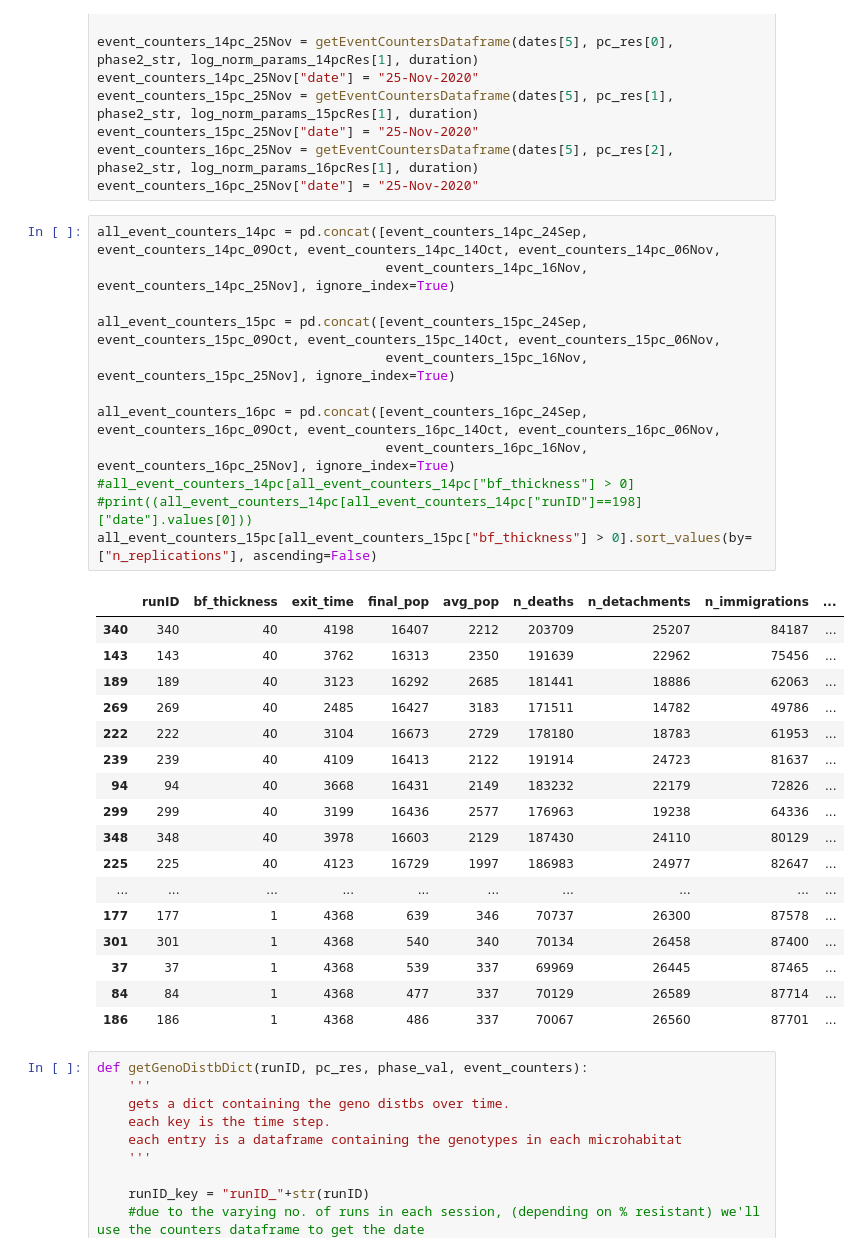
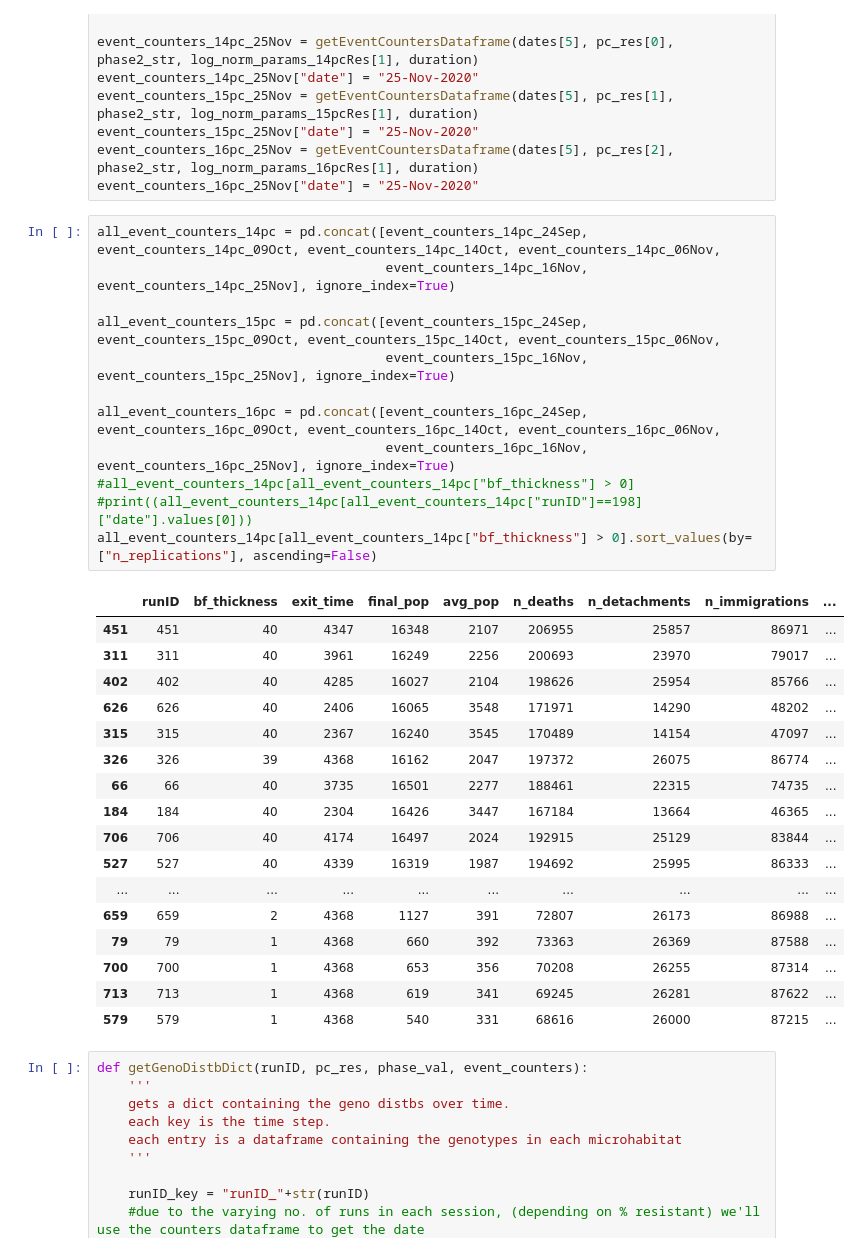
Before and after one commit to patricksinclair/multispecies_postprocessing, a Jupyter notebook: geno_distbs/varying_susceps/geno_distb_plotter.ipynb, the cells around one changed output. Saved outputs shown, nothing was run; the diff lists cells and outputs as text.

```diff
--- a/geno_distbs/varying_susceps/geno_distb_plotter.ipynb
+++ b/geno_distbs/varying_susceps/geno_distb_plotter.ipynb
@@ -110,33 +110,33 @@ event_counters_16pc_25Nov["date"] = "25-Nov-2020"
 # %%
 all_event_counters_14pc = pd.concat([event_counters_14pc_24Sep, event_counters_14pc_09Oct, event_counters_14pc_14Oct, event_counters_14pc_06Nov,
                                      event_counters_14pc_16Nov, event_counters_14pc_25Nov], ignore_index=True)
 
 all_event_counters_15pc = pd.concat([event_counters_15pc_24Sep, event_counters_15pc_09Oct, event_counters_15pc_14Oct, event_counters_15pc_06Nov,
                                      event_counters_15pc_16Nov, event_counters_15pc_25Nov], ignore_index=True)
 
 all_event_counters_16pc = pd.concat([event_counters_16pc_24Sep, event_counters_16pc_09Oct, event_counters_16pc_14Oct, event_counters_16pc_06Nov,
                                      event_counters_16pc_16Nov, event_counters_16pc_25Nov], ignore_index=True)
 #all_event_counters_14pc[all_event_counters_14pc["bf_thickness"] > 0]
 #print((all_event_counters_14pc[all_event_counters_14pc["runID"]==198]["date"].values[0]))
-all_event_counters_15pc[all_event_counters_15pc["bf_thickness"] > 0].sort_values(by=["n_replications"], ascending=False)
+all_event_counters_14pc[all_event_counters_14pc["bf_thickness"] > 0].sort_values(by=["n_replications"], ascending=False)
 # %% [output]
 |  | runID | bf_thickness | exit_time | final_pop | avg_pop | n_deaths | n_detachments | n_immigrations | ... |
-| 340 | 340 | 40 | 4198 | 16407 | 2212 | 203709 | 25207 | 84187 | ... |
-| 143 | 143 | 40 | 3762 | 16313 | 2350 | 191639 | 22962 | 75456 | ... |
-| 189 | 189 | 40 | 3123 | 16292 | 2685 | 181441 | 18886 | 62063 | ... |
-| 269 | 269 | 40 | 2485 | 16427 | 3183 | 171511 | 14782 | 49786 | ... |
-| 222 | 222 | 40 | 3104 | 16673 | 2729 | 178180 | 18783 | 61953 | ... |
-| 239 | 239 | 40 | 4109 | 16413 | 2122 | 191914 | 24723 | 81637 | ... |
-| 94 | 94 | 40 | 3668 | 16431 | 2149 | 183232 | 22179 | 72826 | ... |
-| 299 | 299 | 40 | 3199 | 16436 | 2577 | 176963 | 19238 | 64336 | ... |
-| 348 | 348 | 40 | 3978 | 16603 | 2129 | 187430 | 24110 | 80129 | ... |
-| 225 | 225 | 40 | 4123 | 16729 | 1997 | 186983 | 24977 | 82647 | ... |
+| 451 | 451 | 40 | 4347 | 16348 | 2107 | 206955 | 25857 | 86971 | ... |
+| 311 | 311 | 40 | 3961 | 16249 | 2256 | 200693 | 23970 | 79017 | ... |
+| 402 | 402 | 40 | 4285 | 16027 | 2104 | 198626 | 25954 | 85766 | ... |
+| 626 | 626 | 40 | 2406 | 16065 | 3548 | 171971 | 14290 | 48202 | ... |
+| 315 | 315 | 40 | 2367 | 16240 | 3545 | 170489 | 14154 | 47097 | ... |
+| 326 | 326 | 39 | 4368 | 16162 | 2047 | 197372 | 26075 | 86774 | ... |
+| 66 | 66 | 40 | 3735 | 16501 | 2277 | 188461 | 22315 | 74735 | ... |
+| 184 | 184 | 40 | 2304 | 16426 | 3447 | 167184 | 13664 | 46365 | ... |
+| 706 | 706 | 40 | 4174 | 16497 | 2024 | 192915 | 25129 | 83844 | ... |
+| 527 | 527 | 40 | 4339 | 16319 | 1987 | 194692 | 25995 | 86333 | ... |
 | ... | ... | ... | ... | ... | ... | ... | ... | ... | ... |
-| 177 | 177 | 1 | 4368 | 639 | 346 | 70737 | 26300 | 87578 | ... |
-| 301 | 301 | 1 | 4368 | 540 | 340 | 70134 | 26458 | 87400 | ... |
-| 37 | 37 | 1 | 4368 | 539 | 337 | 69969 | 26445 | 87465 | ... |
-| 84 | 84 | 1 | 4368 | 477 | 337 | 70129 | 26589 | 87714 | ... |
-| 186 | 186 | 1 | 4368 | 486 | 337 | 70067 | 26560 | 87701 | ... |
+| 659 | 659 | 2 | 4368 | 1127 | 391 | 72807 | 26173 | 86988 | ... |
+| 79 | 79 | 1 | 4368 | 660 | 392 | 73363 | 26369 | 87588 | ... |
+| 700 | 700 | 1 | 4368 | 653 | 356 | 70208 | 26255 | 87314 | ... |
+| 713 | 713 | 1 | 4368 | 619 | 341 | 69245 | 26281 | 87622 | ... |
+| 579 | 579 | 1 | 4368 | 540 | 331 | 68616 | 26000 | 87215 | ... |
 # %%
 def getGenoDistbDict(runID, pc_res, phase_val, event_counters):
     '''
```
Also changed, not shown: parts of 10 cells of this notebook.
